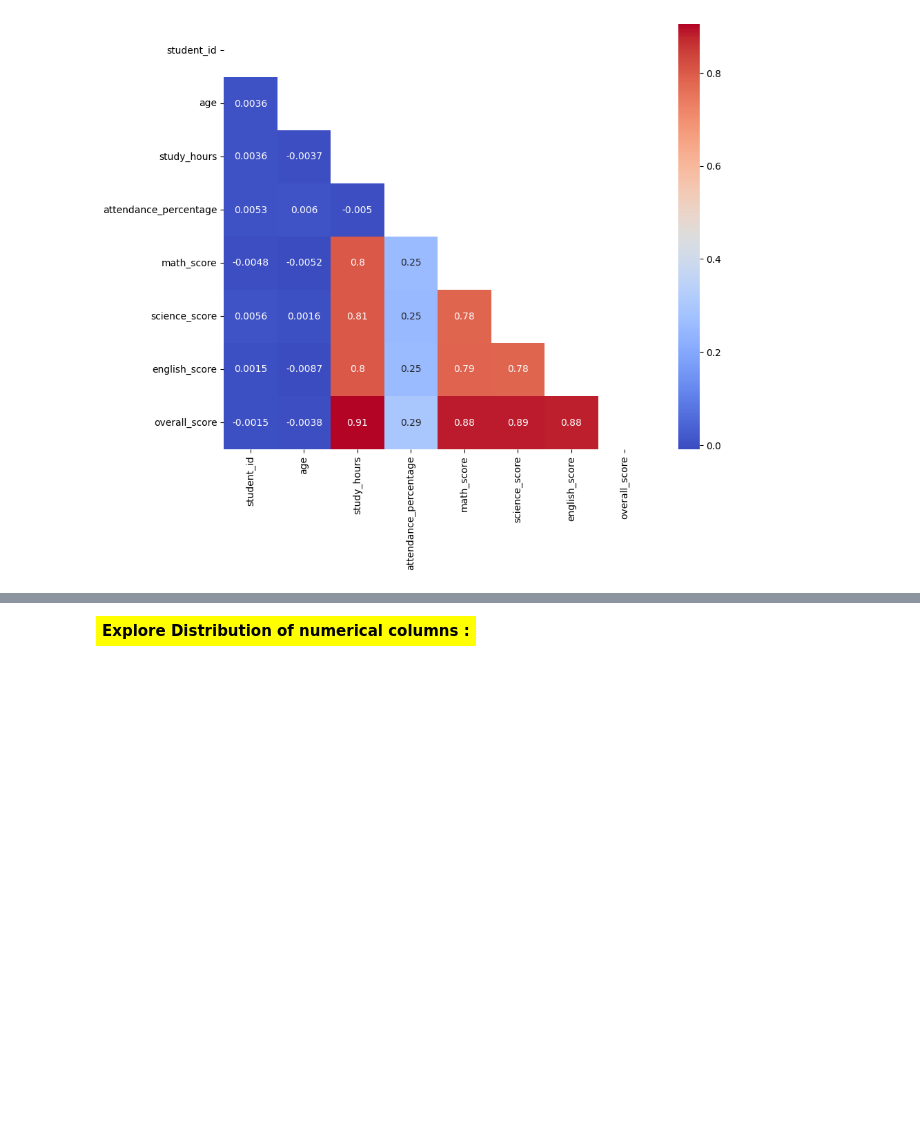
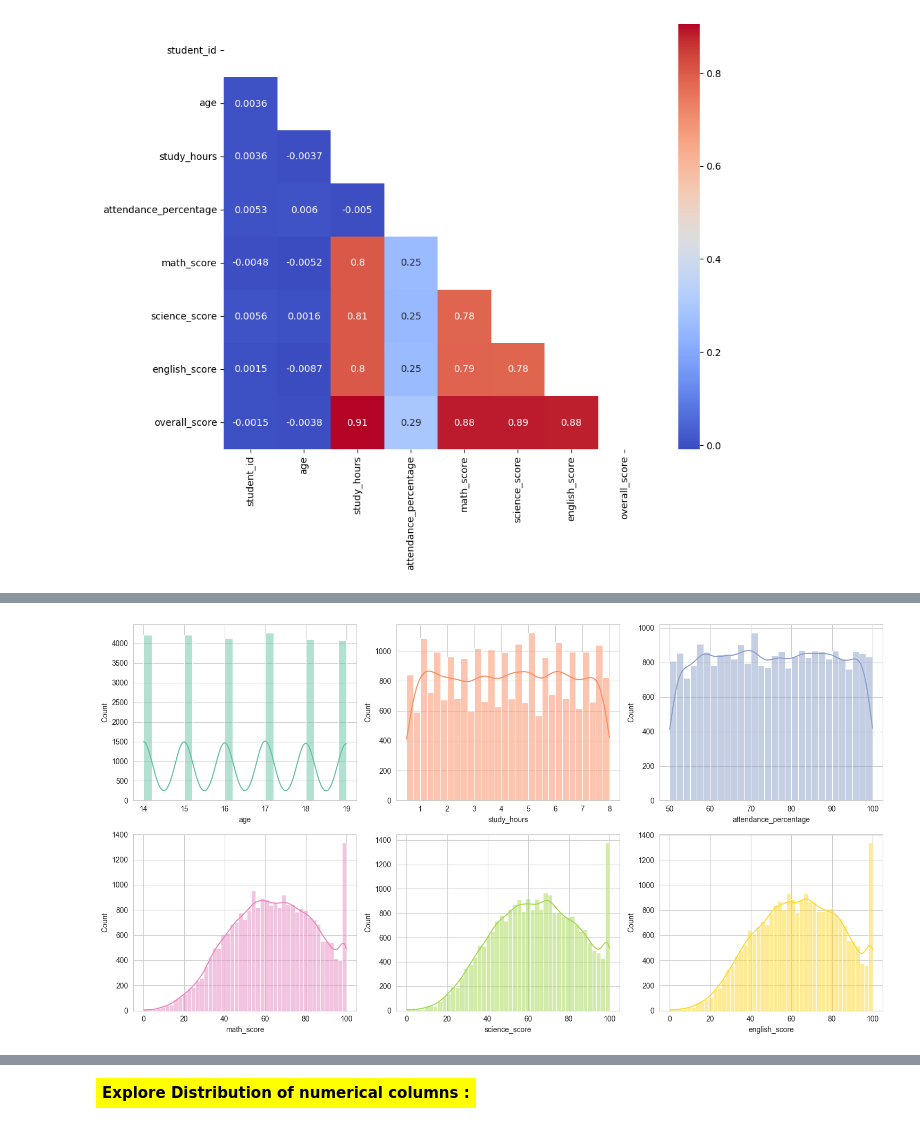
Before and after one commit to KenzyFrhat/Student_Score_Predictor, a Jupyter notebook: notebooks/EDA.ipynb, the cells around one changed output, grey strips where cells are left out. Cells and saved outputs as stored; diff of their text form; code cells hidden in the pictures; blank space fills up the shorter version.

```diff
--- a/notebooks/EDA.ipynb
+++ b/notebooks/EDA.ipynb
@@ -227,0 +266,17 @@ df
+# %%
+sns.set_style("whitegrid")
+
+fig, axes = plt.subplots(2, 3, figsize=(15, 8))
+
+cols = ['age', 'study_hours', 'attendance_percentage',
+        'math_score', 'science_score', 'english_score']
+
+colors = sns.color_palette("Set2", len(cols))
+
+for i, col in enumerate(cols):
+    sns.histplot(df[col], ax=axes[i//3, i%3], color=colors[i], kde=True)
+
+plt.tight_layout()
+plt.show()
+# %% [output]
+[figure, added]
```
Also changed, not shown: parts of 40 cells of this notebook.
